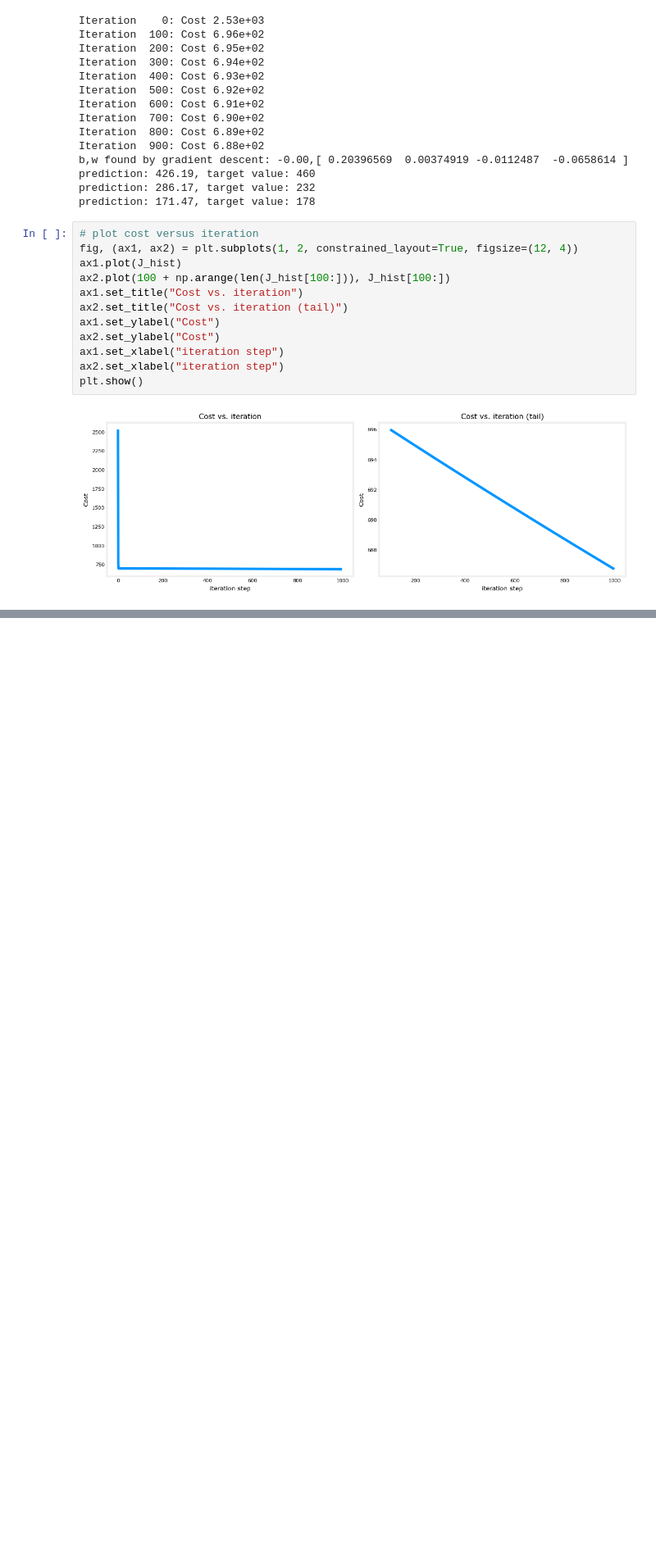
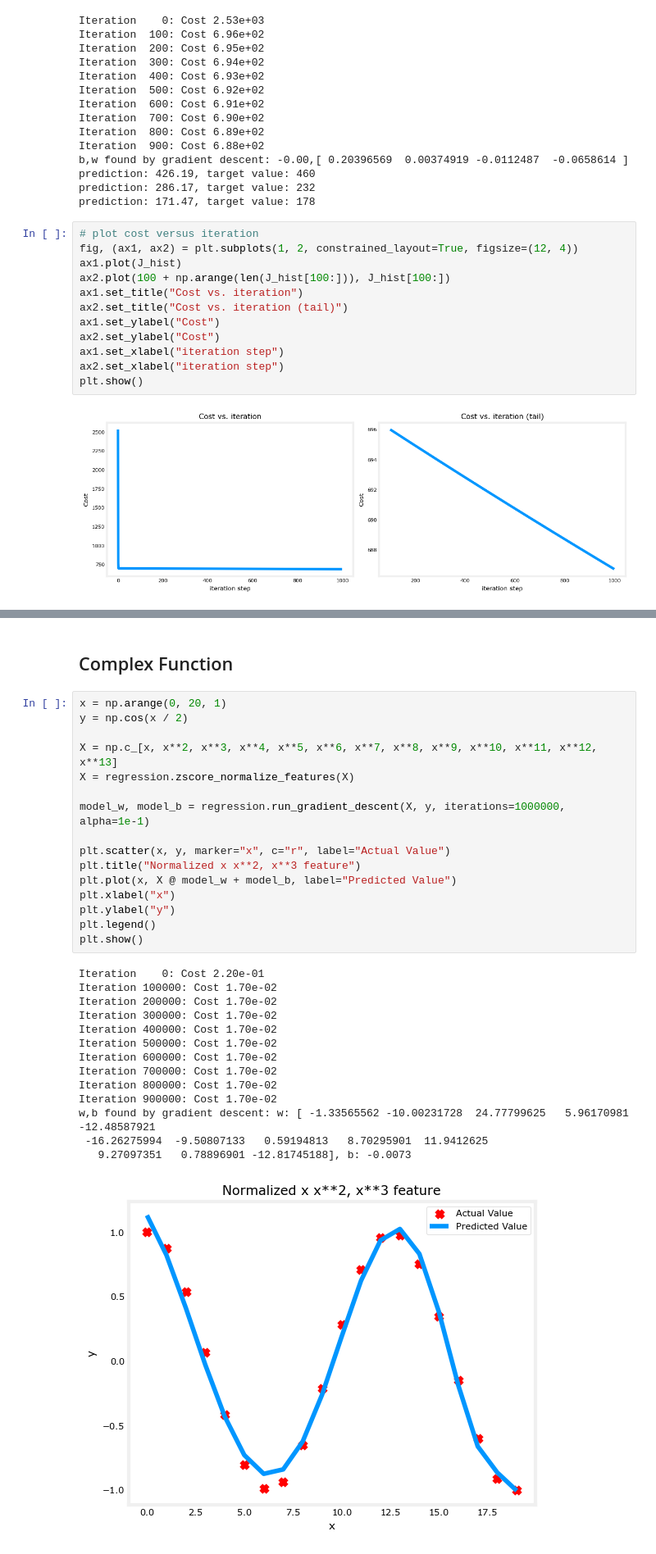
Before and after one commit to Sheikhharis50/ai, a Jupyter notebook: machine_learning/course1/week2/practice/notebook.ipynb, the cells around one changed output, grey strips where cells are left out. Shown: that part at 82% size. Saved outputs shown, nothing was run; the diff lists cells and outputs as text; blank space fills up the shorter version.

```diff
--- a/machine_learning/course1/week2/practice/notebook.ipynb
+++ b/machine_learning/course1/week2/practice/notebook.ipynb
@@ -176,0 +225,33 @@ plt.show()
+# %% [markdown]
+## Complex Function
+# %%
+x = np.arange(0, 20, 1)
+y = np.cos(x / 2)
+
+X = np.c_[x, x**2, x**3, x**4, x**5, x**6, x**7, x**8, x**9, x**10, x**11, x**12, x**13]
+X = regression.zscore_normalize_features(X)
+
+model_w, model_b = regression.run_gradient_descent(X, y, iterations=1000000, alpha=1e-1)
+
+plt.scatter(x, y, marker="x", c="r", label="Actual Value")
+plt.title("Normalized x x**2, x**3 feature")
+plt.plot(x, X @ model_w + model_b, label="Predicted Value")
+plt.xlabel("x")
+plt.ylabel("y")
+plt.legend()
+plt.show()
+# %% [output]
+Iteration    0: Cost 2.20e-01
+Iteration 100000: Cost 1.70e-02
+Iteration 200000: Cost 1.70e-02
+Iteration 300000: Cost 1.70e-02
+Iteration 400000: Cost 1.70e-02
+Iteration 500000: Cost 1.70e-02
+Iteration 600000: Cost 1.70e-02
+Iteration 700000: Cost 1.70e-02
+Iteration 800000: Cost 1.70e-02
+Iteration 900000: Cost 1.70e-02
+w,b found by gradient descent: w: [ -1.33565562 -10.00231728  24.77799625   5.96170981 -12.48587921
+ -16.26275994  -9.50807133   0.59194813   8.70295901  11.9412625
+   9.27097351   0.78896901 -12.81745188], b: -0.0073
+[figure, added]
```
Also changed, not shown: parts of 3 cells of this notebook, 2 other files.
